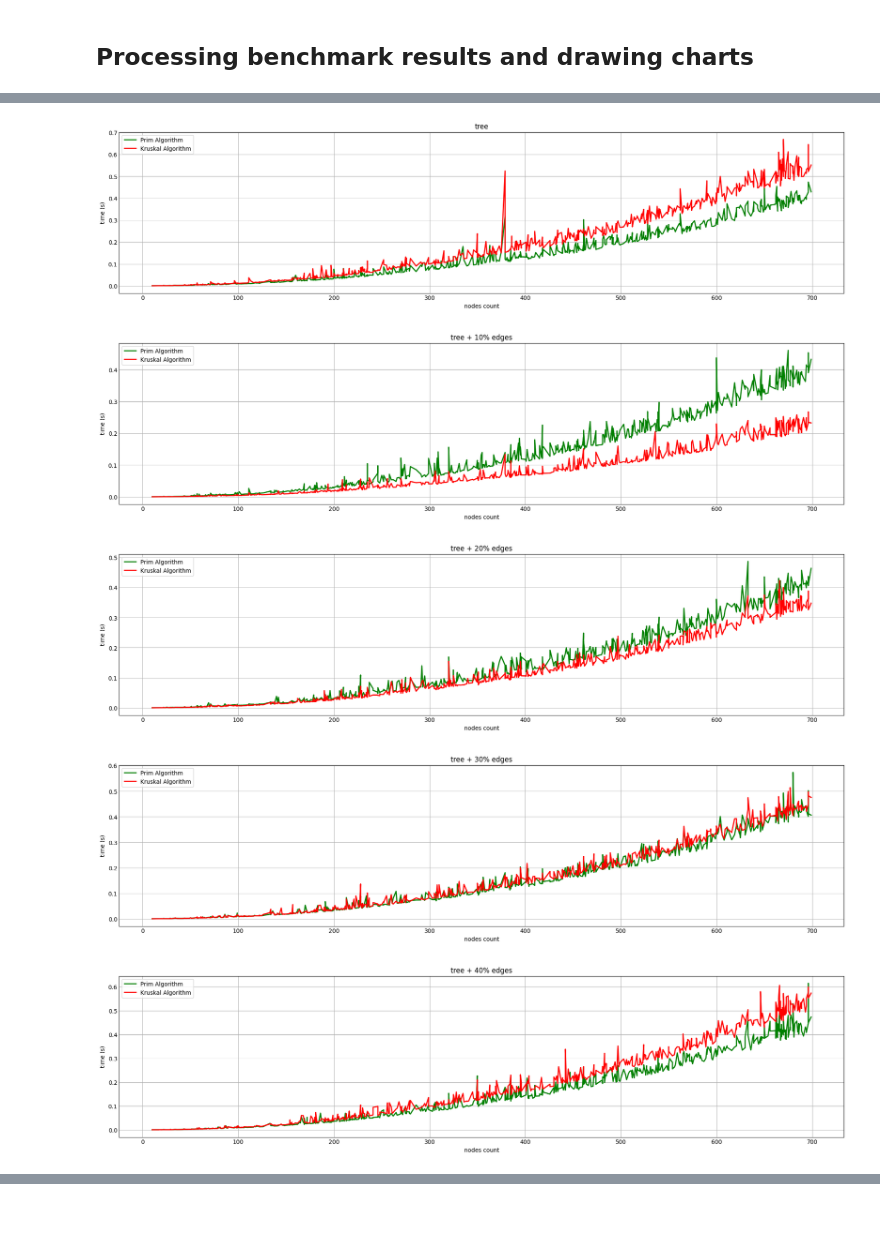
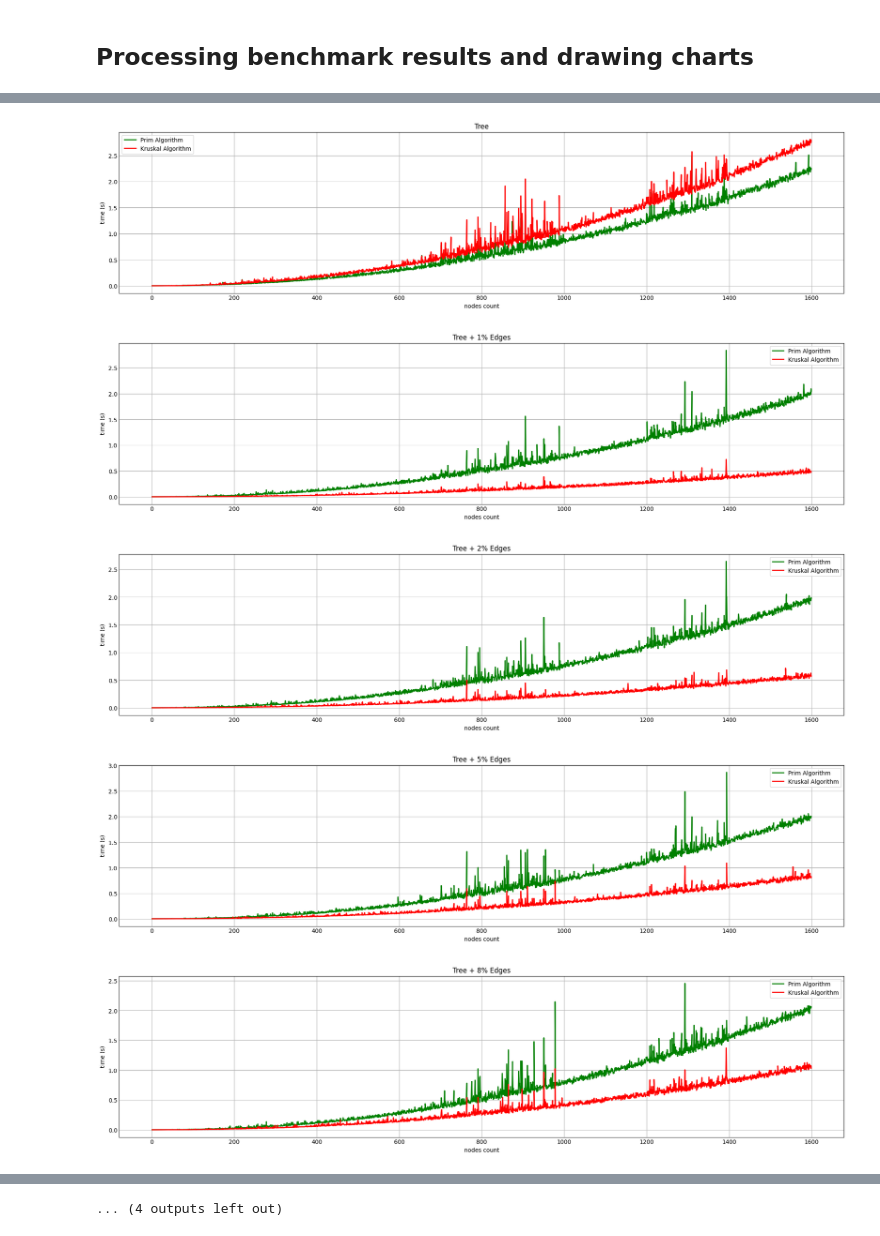
Before and after one commit to alinaserinet/algo-motion, a Jupyter notebook: prim_kruskal.ipynb, the cells around one changed output, grey strips where cells are left out. Drawn from its saved outputs; the diff is of its cells as text; code cells hidden in the pictures.

Commit message:
feat: add prim vs kruskal benchmark data for 10 - 1600

```diff
--- a/prim_kruskal.ipynb
+++ b/prim_kruskal.ipynb
@@ -231,7 +256,7 @@ benchmark_result = benchmark(100, (600, 700))
 # %% [markdown]
 ## Processing benchmark results and drawing charts
 # %%
-df = pd.read_csv(benchmark_result)
+df = pd.read_csv('prim_kruskal.csv')
 df
 # %% [output]
 |  | Nodes | Edges | Graph Type | MST Weight | Prim Time (s) | Kruskal Time (s) |
@@ -265,17 +295,18 @@ tree + 90% edges    700
 Name: count, dtype: int64
 # %%
-graph_types = types = df['Graph Type'].unique()
-for g_type in np.roll(graph_types, -1):
+graph_types = df['Graph Type'].unique()
+for g_type in np.sort(graph_types):
     g_type_data = df[df['Graph Type'] == g_type]
+    readable_type = 'Tree' if g_type == 0 else 'Complete Graph' if g_type == 100 else f'Tree + {g_type}% Edges'
     draw_chart(
         np.array(g_type_data['Nodes'].tolist()),
         np.array(g_type_data['Prim Time (s)'].tolist()),
         np.array(g_type_data['Kruskal Time (s)'].tolist()),
-        g_type,
+        readable_type,
     )
 # %% [output]
-[figure, old version]
+[figure, new version]
-[figure, old version]
+[figure, new version]
-[figure, old version]
+[figure, new version]
-[figure, old version]
+[figure, new version]
-[figure, old version]
+[figure, new version]
@@ -287,0 +320 @@ for g_type in np.roll(graph_types, -1):
+... (4 outputs left out)
```
Also changed, not shown: parts of 12 cells of this notebook, 2 other files.
